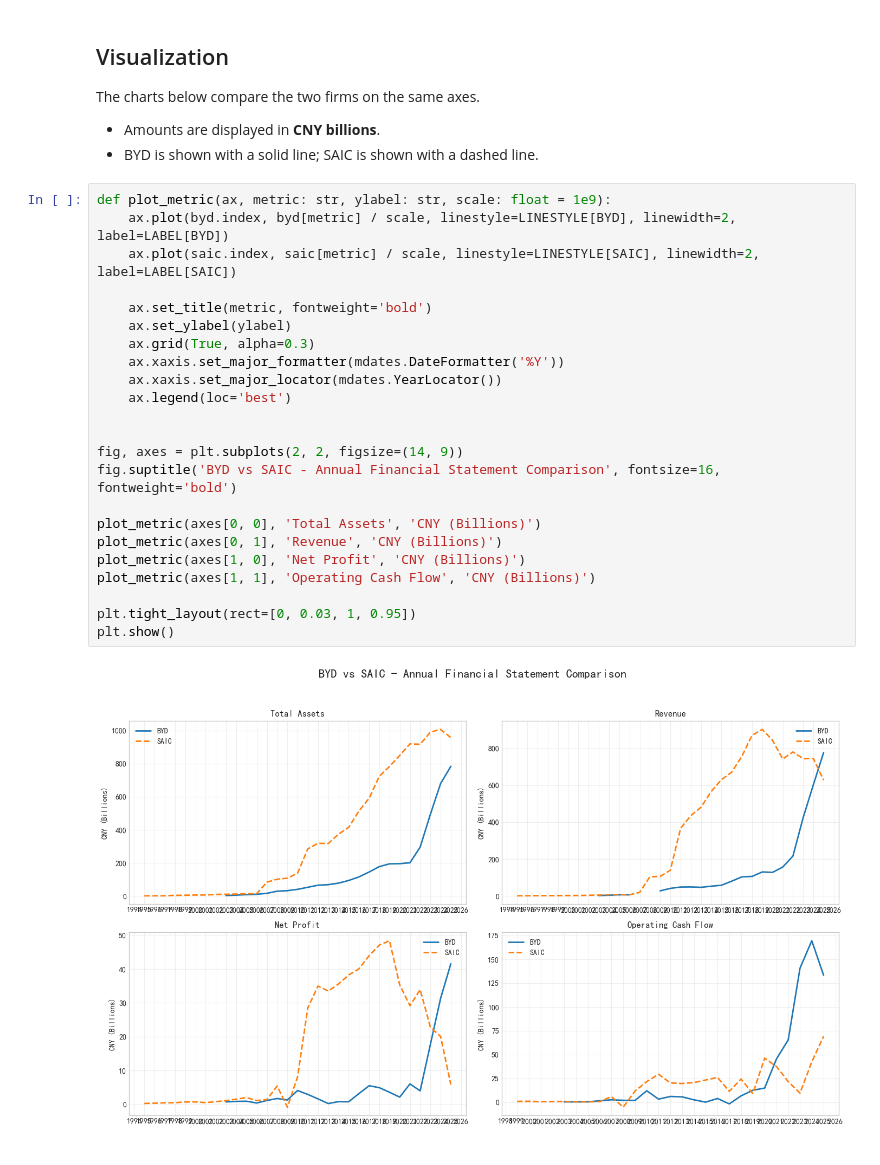
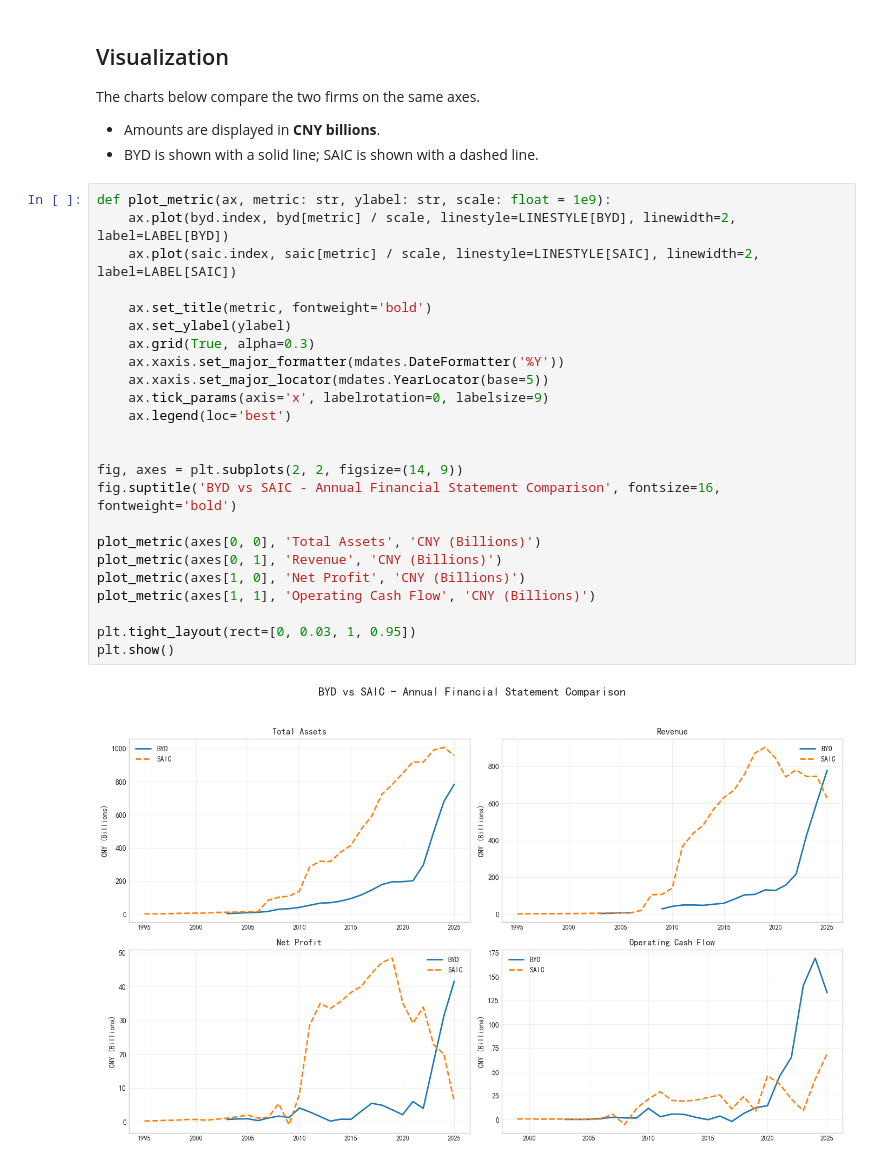
Before and after one commit to yebarryallen/ESG, a Jupyter notebook: lecture_5_china_ev_comparison_simple.ipynb, the cells around one changed output. Cells and saved outputs as stored; diff of their text form.

```diff
--- a/lecture_5_china_ev_comparison_simple.ipynb
+++ b/lecture_5_china_ev_comparison_simple.ipynb
@@ -102,25 +102,26 @@ The charts below compare the two firms on the same axes.
 # %%
 def plot_metric(ax, metric: str, ylabel: str, scale: float = 1e9):
     ax.plot(byd.index, byd[metric] / scale, linestyle=LINESTYLE[BYD], linewidth=2, label=LABEL[BYD])
     ax.plot(saic.index, saic[metric] / scale, linestyle=LINESTYLE[SAIC], linewidth=2, label=LABEL[SAIC])
 
     ax.set_title(metric, fontweight='bold')
     ax.set_ylabel(ylabel)
     ax.grid(True, alpha=0.3)
     ax.xaxis.set_major_formatter(mdates.DateFormatter('%Y'))
-    ax.xaxis.set_major_locator(mdates.YearLocator())
+    ax.xaxis.set_major_locator(mdates.YearLocator(base=5))
+    ax.tick_params(axis='x', labelrotation=0, labelsize=9)
     ax.legend(loc='best')
 
 
 fig, axes = plt.subplots(2, 2, figsize=(14, 9))
 fig.suptitle('BYD vs SAIC - Annual Financial Statement Comparison', fontsize=16, fontweight='bold')
 
 plot_metric(axes[0, 0], 'Total Assets', 'CNY (Billions)')
 plot_metric(axes[0, 1], 'Revenue', 'CNY (Billions)')
 plot_metric(axes[1, 0], 'Net Profit', 'CNY (Billions)')
 plot_metric(axes[1, 1], 'Operating Cash Flow', 'CNY (Billions)')
 
 plt.tight_layout(rect=[0, 0.03, 1, 0.95])
 plt.show()
 # %% [output]
-[figure, old version]
+[figure, new version]
```
Also changed, not shown: 3 other files.
